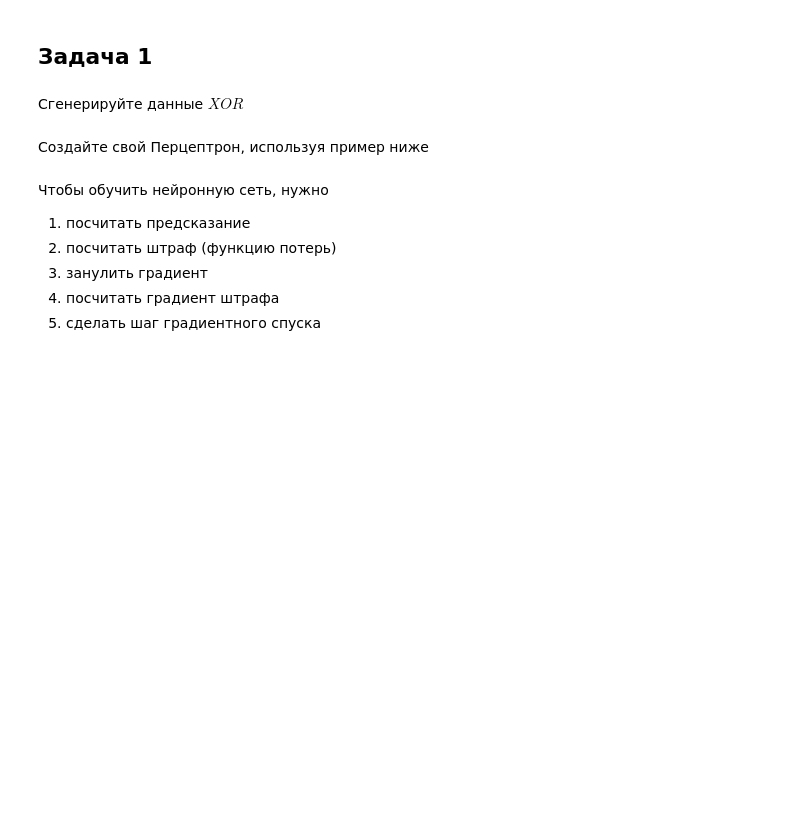
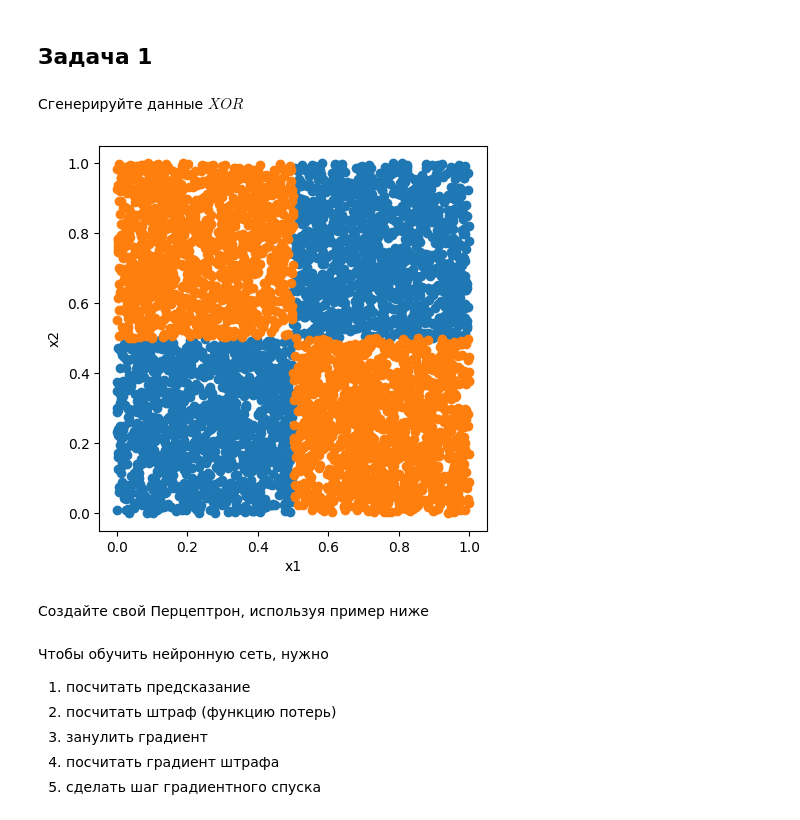
Before and after one commit to Saharochekl/FSR_ML, a Jupyter notebook: hometasks/Theme 10/Sem10_01.ipynb, the cells around one changed output. Drawn from its saved outputs; the diff is of its cells as text; code cells hidden in the pictures; blank space fills up the shorter version.

```diff
--- a/hometasks/Theme 10/Sem10_01.ipynb
+++ b/hometasks/Theme 10/Sem10_01.ipynb
@@ -27,3 +28,26 @@ import torch.nn as nn
+# %%
+n_samples = 5000
+X = np.random.rand(n_samples, 2).astype(float)
+y = ((X[:, 0] > 0.5) ^ (X[:, 1] > 0.5)).astype(float).reshape(-1, 1)
+
+plt.figure(figsize=(5, 5))
+mask0 = (y.ravel() == 0)
+mask1 = (y.ravel() == 1)
+plt.scatter(X[mask0, 0], X[mask0, 1])
+plt.scatter(X[mask1, 0], X[mask1, 1])
+plt.xlabel('x1')
+plt.ylabel('x2')
+plt.show()
+
+X_train, X_test, y_train, y_test = train_test_split(X, y, test_size=0.2, random_state=None)
+
+X_train_t = torch.from_numpy(X_train).float()
+y_train_t = torch.from_numpy(y_train).float().reshape(-1, 1)
+
+X_test_t = torch.from_numpy(X_test).float()
+y_test_t = torch.from_numpy(y_test).float().reshape(-1, 1)
+# %% [output]
+[figure, added]
 # %% [markdown]
 Создайте свой Перцептрон, используя пример ниже
 # %%
```
Also changed, not shown: parts of 31 cells of this notebook, 1 other file.
